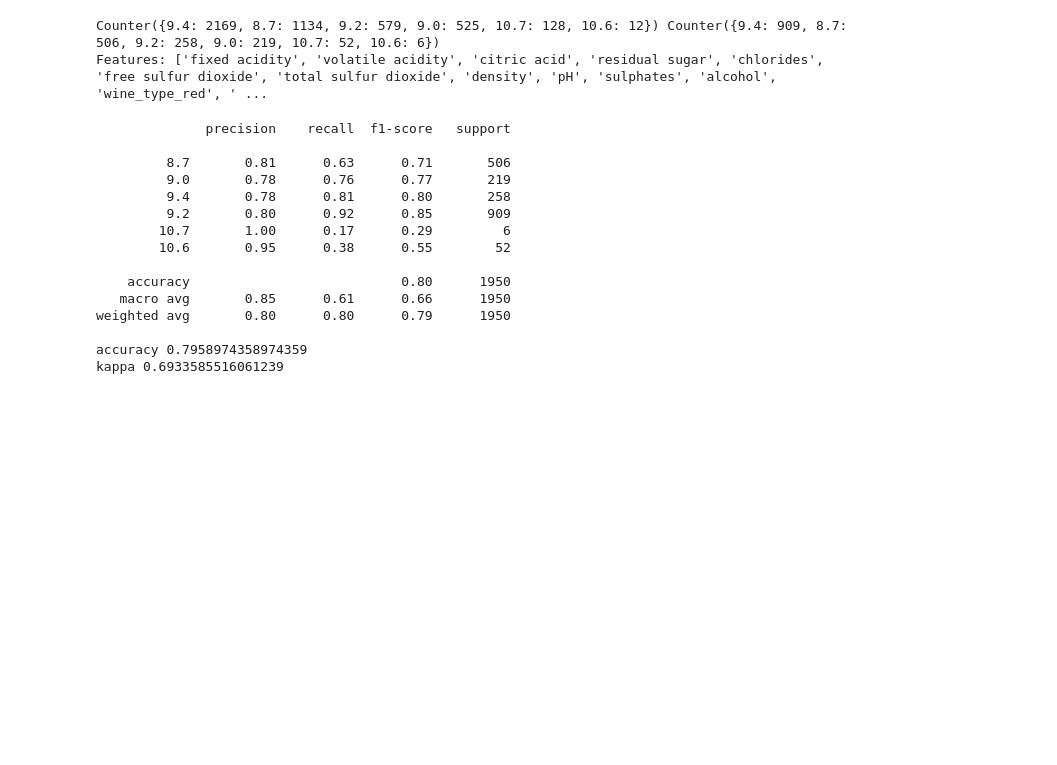
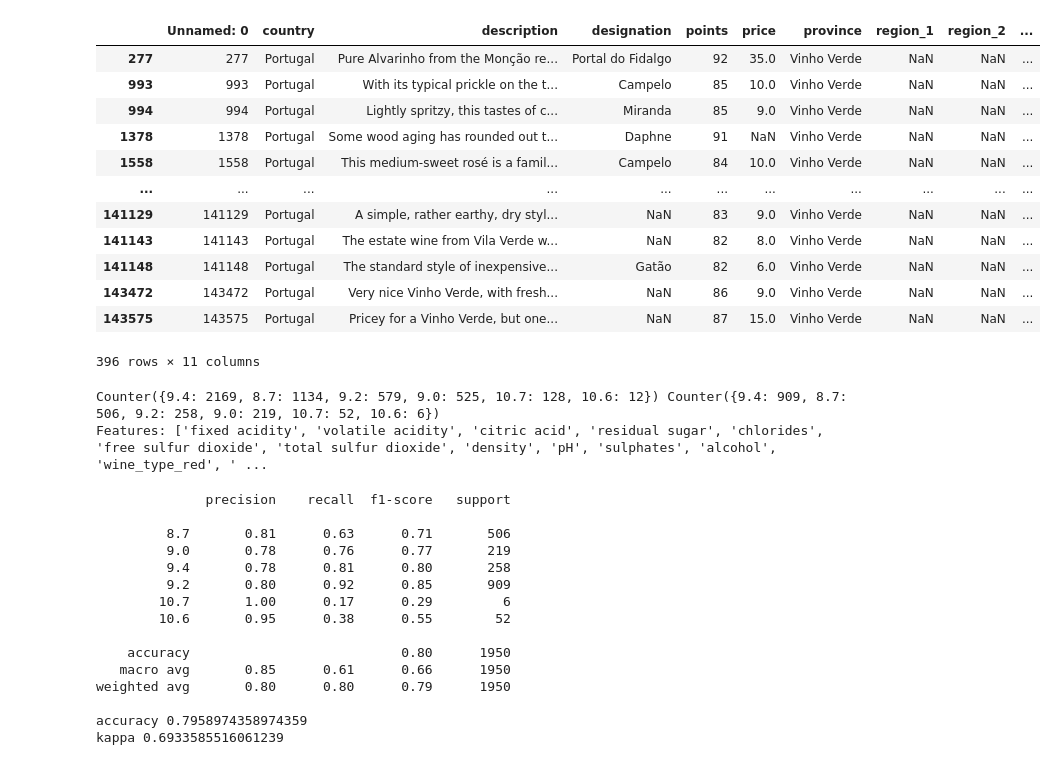
Before and after one commit to OttaviaFeletig/wine-price-prediction, a Jupyter notebook: wine-price-prediction.ipynb, the cells around one changed output. Saved outputs shown, nothing was run; the diff lists cells and outputs as text; code cells hidden in the pictures; blank space fills up the shorter version.

```diff
--- a/wine-price-prediction.ipynb
+++ b/wine-price-prediction.ipynb
@@ -70,33 +70,49 @@ white_wine_price_no["rating"] = pd.cut(white_wine_points,3, labels=["low", "medi
 white_wine_lq_mean_price = float("{:.1f}".format(white_wine_price_no[white_wine_price_no["rating"] == "low"]["price"].mean()))
 # wine_lq_median_price = wine_price_no[wine_price_no["rating"] == "low"]["price"].median()
 white_wine_lq_min_price = float("{:.1f}".format(white_wine_price_no[white_wine_price_no["rating"] == "low"]["price"].min()))
 white_wine_lq_max_price = float("{:.1f}".format(white_wine_price_no[white_wine_price_no["rating"] == "low"]["price"].max()))
 white_wine_mq_mean_price = float("{:.1f}".format(white_wine_price_no[white_wine_price_no["rating"] == "medium"]["price"].mean()))
 # wine_mq_median_price = wine_price_no[wine_price_no["rating"] == "medium"]["price"].median()
 white_wine_mq_min_price = float("{:.1f}".format(white_wine_price_no[white_wine_price_no["rating"] == "medium"]["price"].min()))
 white_wine_mq_max_price = float("{:.1f}".format(white_wine_price_no[white_wine_price_no["rating"] == "medium"]["price"].max()))
 white_wine_hq_mean_price = float("{:.1f}".format(white_wine_price_no[white_wine_price_no["rating"] == "high"]["price"].mean()))
 # wine_hq_median_price = wine_price_no[wine_price_no["rating"] == "high"]["price"].median()
 white_wine_hq_min_price = float("{:.1f}".format(white_wine_price_no[white_wine_price_no["rating"] == "high"]["price"].min()))
 white_wine_hq_max_price = float("{:.1f}".format(white_wine_price_no[white_wine_price_no["rating"] == "high"]["price"].max()))
 white_wine_price_quality = pd.DataFrame(np.array([["low", white_wine_lq_mean_price, white_wine_lq_min_price, white_wine_lq_max_price], ["medium", white_wine_mq_mean_price, white_wine_mq_min_price, white_wine_mq_max_price], ["high", white_wine_hq_mean_price, white_wine_hq_min_price, white_wine_hq_max_price]]), columns=["quality", "mean_price", "min_price", "max_price"])
 red_wine_points = np.array(red_wine_price_no["points"])
 red_wine_price_no["rating"] = pd.cut(red_wine_points,3, labels=["low", "medium", "high"])
 red_wine_lq_mean_price = float("{:.1f}".format(red_wine_price_no[red_wine_price_no["rating"] == "low"]["price"].mean()))
 # wine_lq_median_price = wine_price_no[wine_price_no["rating"] == "low"]["price"].median()
 red_wine_lq_min_price = float("{:.1f}".format(red_wine_price_no[red_wine_price_no["rating"] == "low"]["price"].min()))
 red_wine_lq_max_price = float("{:.1f}".format(red_wine_price_no[red_wine_price_no["rating"] == "low"]["price"].max()))
 red_wine_mq_mean_price = float("{:.1f}".format(red_wine_price_no[red_wine_price_no["rating"] == "medium"]["price"].mean()))
 # wine_mq_median_price = wine_price_no[wine_price_no["rating"] == "medium"]["price"].median()
 red_wine_mq_min_price = float("{:.1f}".format(red_wine_price_no[red_wine_price_no["rating"] == "medium"]["price"].min()))
 red_wine_mq_max_price = float("{:.1f}".format(red_wine_price_no[red_wine_price_no["rating"] == "medium"]["price"].max()))
 red_wine_hq_mean_price = float("{:.1f}".format(red_wine_price_no[red_wine_price_no["rating"] == "high"]["price"].mean()))
 # wine_hq_median_price = wine_price_no[wine_price_no["rating"] == "high"]["price"].median()
 red_wine_hq_min_price = float("{:.1f}".format(red_wine_price_no[red_wine_price_no["rating"] == "high"]["price"].min()))
 red_wine_hq_max_price = float("{:.1f}".format(red_wine_price_no[red_wine_price_no["rating"] == "high"]["price"].max()))
 red_wine_price_quality = pd.DataFrame(np.array([["low", red_wine_lq_mean_price, red_wine_lq_min_price, red_wine_lq_max_price], ["medium", red_wine_mq_mean_price, red_wine_mq_min_price, red_wine_mq_max_price], ["high", red_wine_hq_mean_price, red_wine_hq_min_price, red_wine_hq_max_price]]), columns=["quality", "mean_price", "min_price", "max_price"])
 # wine_price_quality_stats = pd.concat([white_wine_price_quality, red_wine_price_quality], axis= 1, keys=['White Wine Prices', 'Red Wine Prices'])
 # wine_price_quality_stats
+# wine_price_all[wine_price_all["variety"] == "Rosé"]
+wine_price_all
+# %% [output]
+|  | Unnamed: 0 | country | description | designation | points | price | province | region_1 | region_2 | ... |
+| 277 | 277 | Portugal | Pure Alvarinho from the Monção re... | Portal do Fidalgo | 92 | 35.0 | Vinho Verde | NaN | NaN | ... |
+| 993 | 993 | Portugal | With its typical prickle on the t... | Campelo | 85 | 10.0 | Vinho Verde | NaN | NaN | ... |
+| 994 | 994 | Portugal | Lightly spritzy, this tastes of c... | Miranda | 85 | 9.0 | Vinho Verde | NaN | NaN | ... |
+| 1378 | 1378 | Portugal | Some wood aging has rounded out t... | Daphne | 91 | NaN | Vinho Verde | NaN | NaN | ... |
+| 1558 | 1558 | Portugal | This medium-sweet rosé is a famil... | Campelo | 84 | 10.0 | Vinho Verde | NaN | NaN | ... |
+| ... | ... | ... | ... | ... | ... | ... | ... | ... | ... | ... |
+| 141129 | 141129 | Portugal | A simple, rather earthy, dry styl... | NaN | 83 | 9.0 | Vinho Verde | NaN | NaN | ... |
+| 141143 | 141143 | Portugal | The estate wine from Vila Verde w... | NaN | 82 | 8.0 | Vinho Verde | NaN | NaN | ... |
+| 141148 | 141148 | Portugal | The standard style of inexpensive... | Gatão | 82 | 6.0 | Vinho Verde | NaN | NaN | ... |
+| 143472 | 143472 | Portugal | Very nice Vinho Verde, with fresh... | NaN | 86 | 9.0 | Vinho Verde | NaN | NaN | ... |
+| 143575 | 143575 | Portugal | Pricey for a Vinho Verde, but one... | NaN | 87 | 15.0 | Vinho Verde | NaN | NaN | ... |
+396 rows × 11 columns
 # %%
 conditions = [
     ((wines["wine_type"] == "white") & (wines["quality_label"] == "low")),
```
Also changed, not shown: parts of 1 cell of this notebook, 2 other files.
